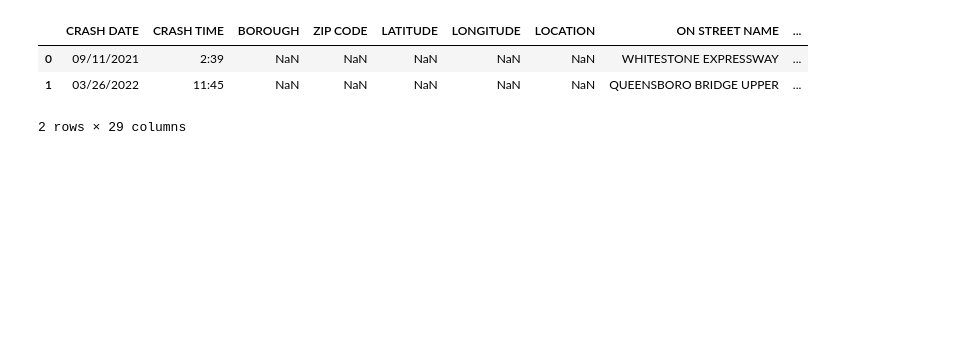
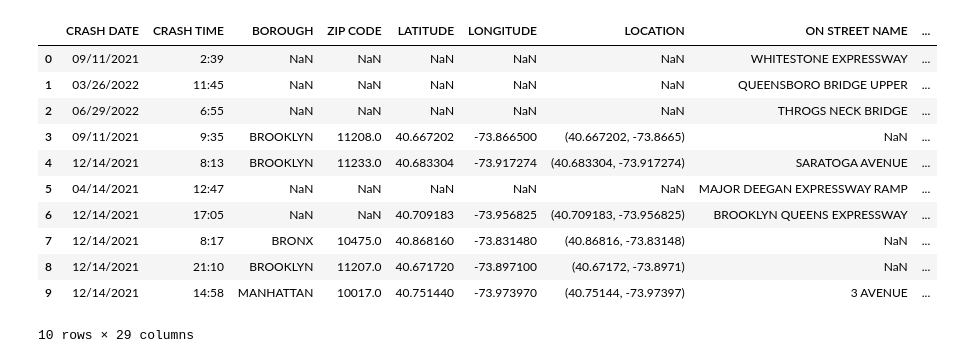
Before and after one commit to Y24-Y3/BigDataProject, a Jupyter notebook: NYC_Crashers.ipynb, the cells around one changed output. Saved outputs shown, nothing was run; the diff lists cells and outputs as text; code cells hidden in the pictures; blank space fills up the shorter version.

```diff
--- a/NYC_Crashers.ipynb
+++ b/NYC_Crashers.ipynb
@@ -50,12 +43,20 @@ df.describe()
 | 75% | 4.076960e+01 | -7.386673e+01 | 0.000000e+00 | 0.000000e+00 | 0.000000e+00 | ... |
 | max | 4.334444e+01 | 0.000000e+00 | 4.300000e+01 | 8.000000e+00 | 2.700000e+01 | ... |
 # %%
-df.head(2)
+df.head(10)
 # %% [output]
 |  | CRASH DATE | CRASH TIME | BOROUGH | ZIP CODE | LATITUDE | LONGITUDE | LOCATION | ON STREET NAME | ... |
 | 0 | 09/11/2021 | 2:39 | NaN | NaN | NaN | NaN | NaN | WHITESTONE EXPRESSWAY | ... |
 | 1 | 03/26/2022 | 11:45 | NaN | NaN | NaN | NaN | NaN | QUEENSBORO BRIDGE UPPER | ... |
+| 2 | 06/29/2022 | 6:55 | NaN | NaN | NaN | NaN | NaN | THROGS NECK BRIDGE | ... |
+| 3 | 09/11/2021 | 9:35 | BROOKLYN | 11208.0 | 40.667202 | -73.866500 | (40.667202, -73.8665) | NaN | ... |
+| 4 | 12/14/2021 | 8:13 | BROOKLYN | 11233.0 | 40.683304 | -73.917274 | (40.683304, -73.917274) | SARATOGA AVENUE | ... |
+| 5 | 04/14/2021 | 12:47 | NaN | NaN | NaN | NaN | NaN | MAJOR DEEGAN EXPRESSWAY RAMP | ... |
+| 6 | 12/14/2021 | 17:05 | NaN | NaN | 40.709183 | -73.956825 | (40.709183, -73.956825) | BROOKLYN QUEENS EXPRESSWAY | ... |
+| 7 | 12/14/2021 | 8:17 | BRONX | 10475.0 | 40.868160 | -73.831480 | (40.86816, -73.83148) | NaN | ... |
+| 8 | 12/14/2021 | 21:10 | BROOKLYN | 11207.0 | 40.671720 | -73.897100 | (40.67172, -73.8971) | NaN | ... |
+| 9 | 12/14/2021 | 14:58 | MANHATTAN | 10017.0 | 40.751440 | -73.973970 | (40.75144, -73.97397) | 3 AVENUE | ... |
-2 rows × 29 columns
+10 rows × 29 columns
 # %%
 df["CONTRIBUTING FACTOR VEHICLE 1"].value_counts()
 # %% [output]
```
Also changed, not shown: parts of 15 cells of this notebook.
